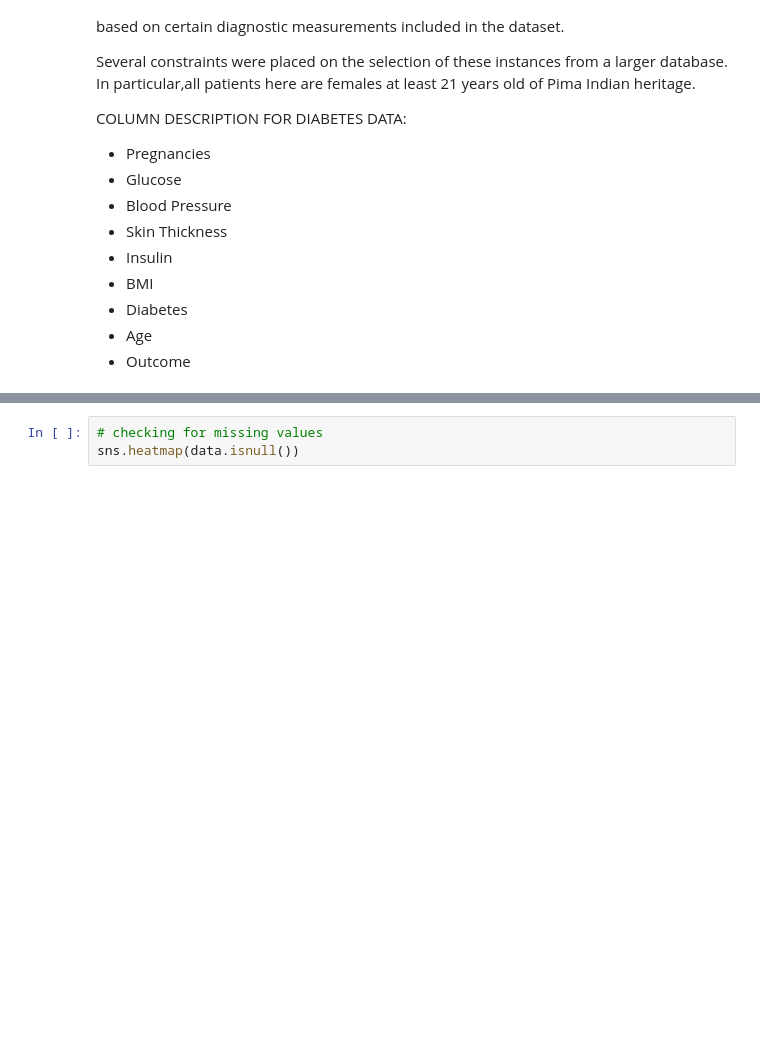
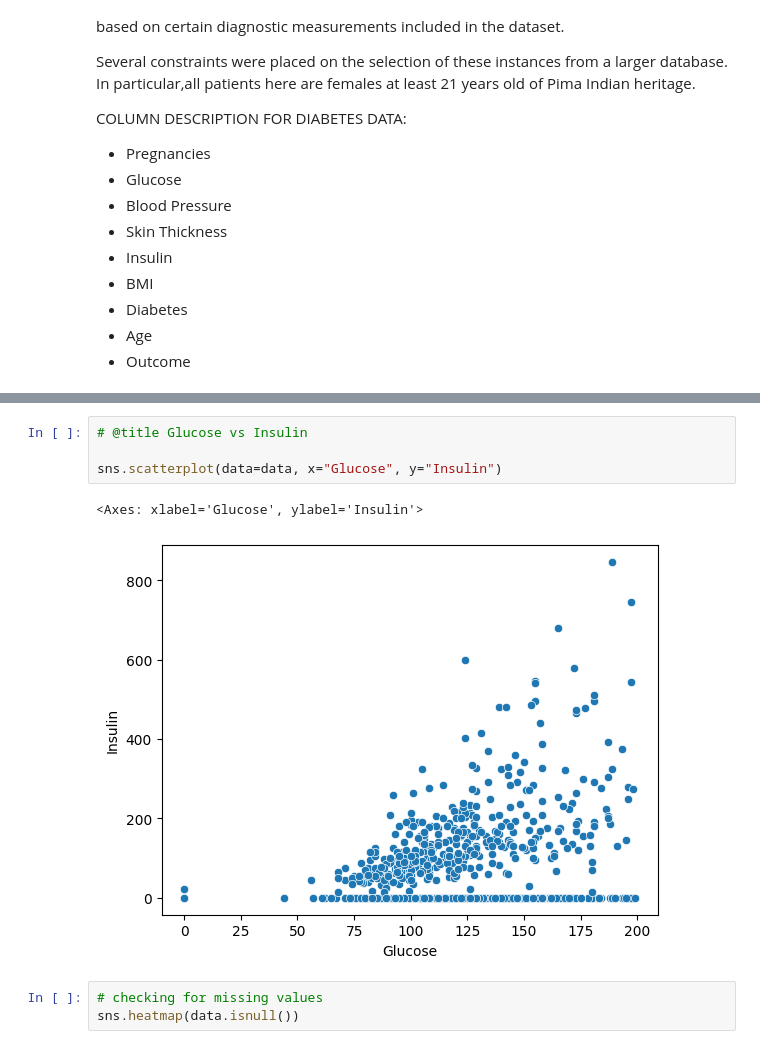
Before and after one commit to lilyflowr/Personal-Data-Science-Projects, a Jupyter notebook: Diabetics_Prediction_Project.ipynb, the cells around one changed output, grey strips where cells are left out. Saved outputs shown, nothing was run; the diff lists cells and outputs as text; blank space fills up the shorter version.

```diff
--- a/Diabetics_Prediction_Project.ipynb
+++ b/Diabetics_Prediction_Project.ipynb
@@ -43,6 +46,13 @@ data
 | 766 | 1 | 126 | 60 | 0 | 0 | 30.1 | 0.349 | 47 | ... |
 | 767 | 1 | 93 | 70 | 31 | 0 | 30.4 | 0.315 | 23 | ... |
 768 rows × 9 columns
+# %%
+# @title Glucose vs Insulin
+
+sns.scatterplot(data=data, x="Glucose", y="Insulin")
+# %% [output]
+<Axes: xlabel='Glucose', ylabel='Insulin'>
+[figure, added]
 # %%
 # checking for missing values
 sns.heatmap(data.isnull())
```
Also changed, not shown: parts of 9 cells of this notebook.
